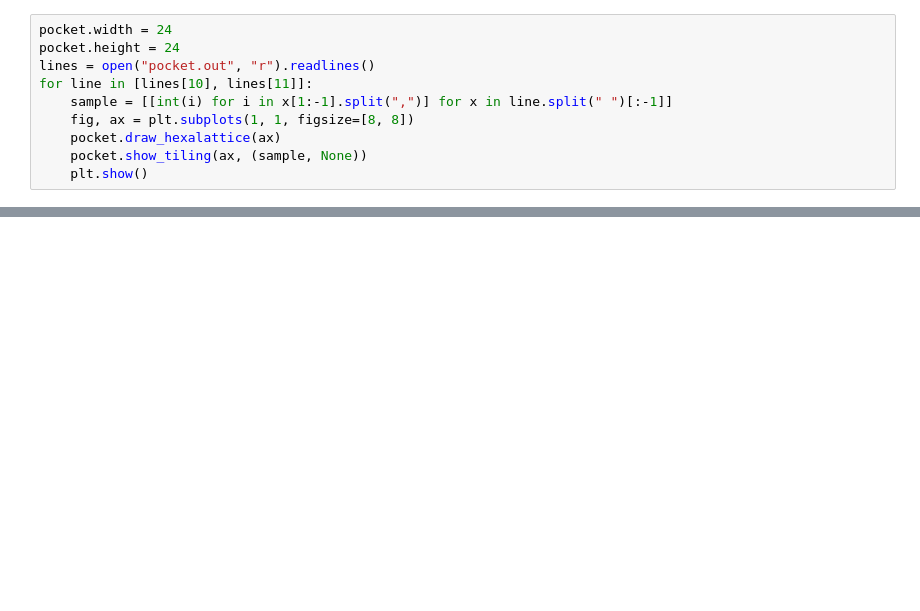
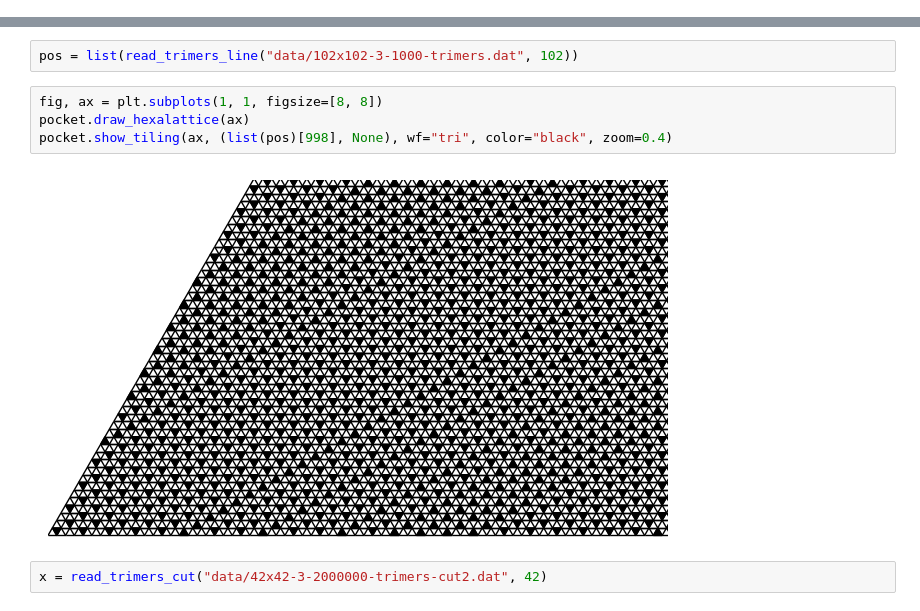
Before and after one commit to KimGroup/trimer-tbg, a Jupyter notebook: mc/pocket.ipynb, the cells around one changed output, grey strips where cells are left out. Drawn from its saved outputs; the diff is of its cells as text; blank space fills up the shorter version.

```diff
--- a/mc/pocket.ipynb
+++ b/mc/pocket.ipynb
@@ -11,10 +7,0 @@ The autoreload extension is already loaded. To reload it, use:
-# %%
-pocket.width = 24
-pocket.height = 24
-lines = open("pocket.out", "r").readlines()
-for line in [lines[10], lines[11]]:
-    sample = [[int(i) for i in x[1:-1].split(",")] for x in line.split(" ")[:-1]]
-    fig, ax = plt.subplots(1, 1, figsize=[8, 8])
-    pocket.draw_hexalattice(ax)
-    pocket.show_tiling(ax, (sample, None))
-    plt.show()
@@ -59,0 +60,10 @@ plt.imshow(dists[:, :, 1], origin="lower")
+# %%
+pos = list(read_trimers_line("data/102x102-3-1000-trimers.dat", 102))
+# %%
+fig, ax = plt.subplots(1, 1, figsize=[8, 8])
+pocket.draw_hexalattice(ax)
+pocket.show_tiling(ax, (list(pos)[998], None), wf="tri", color="black", zoom=0.4)
+# %% [output]
+[figure, added]
+# %%
+x = read_trimers_cut("data/42x42-3-2000000-trimers-cut2.dat", 42)
```
Also changed, not shown: parts of 22 cells of this notebook, 7 other files.
